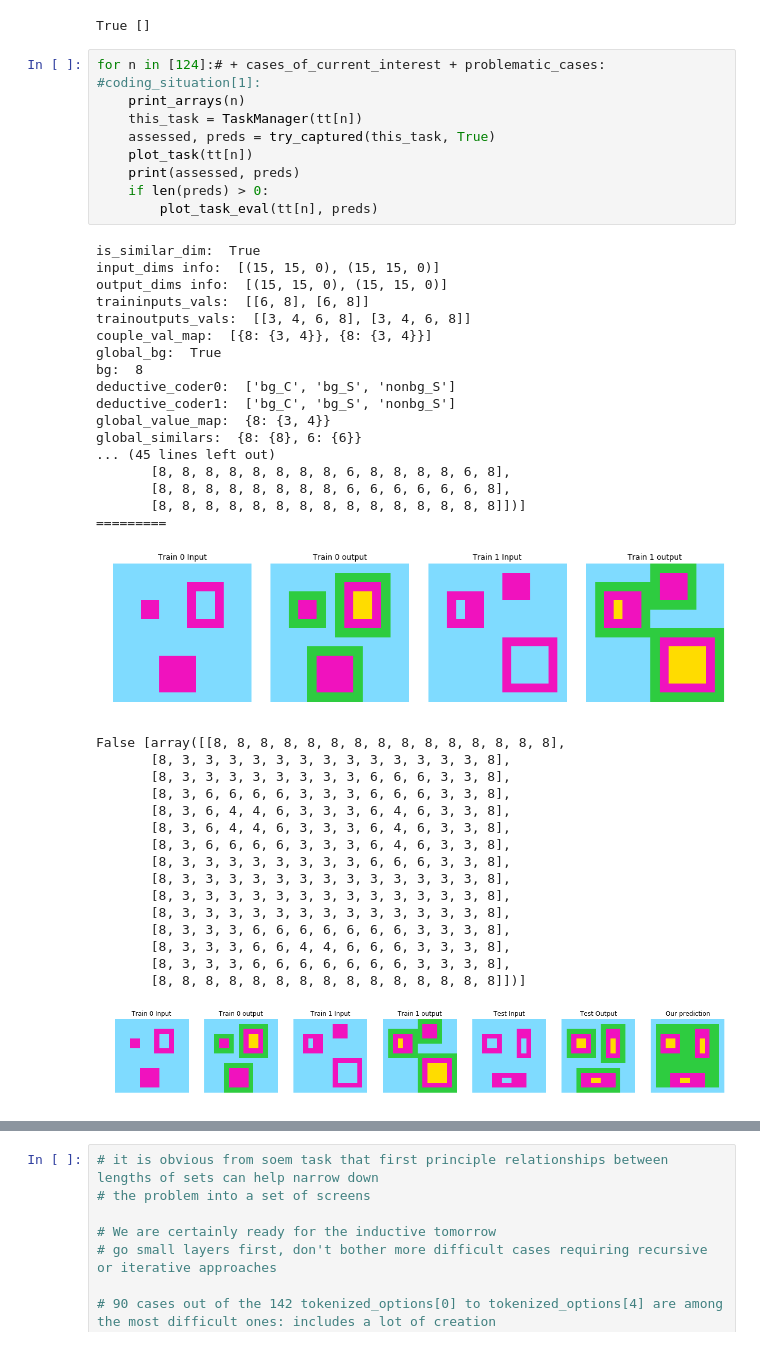
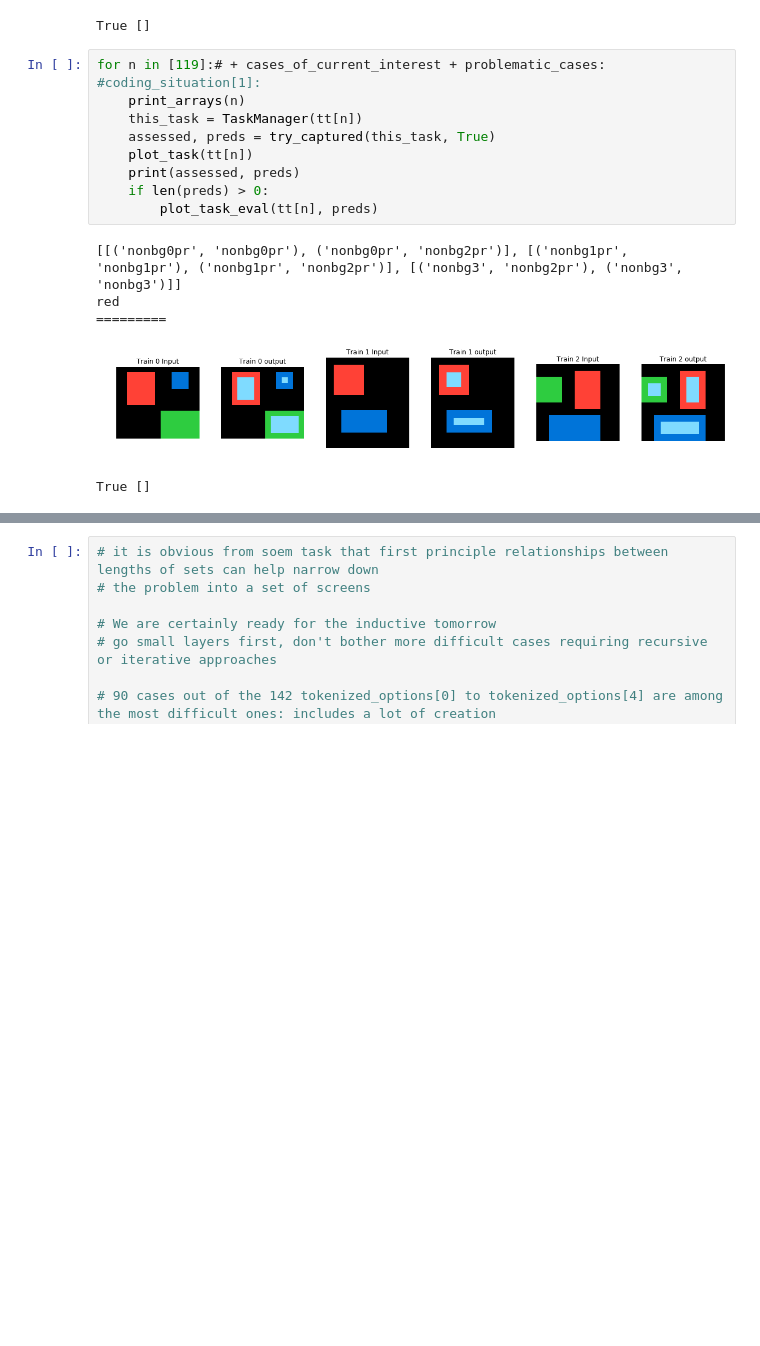
Before and after one commit to hassanshallal/ARCsolver, a Jupyter notebook: ARCSolverV02.ipynb, the cells around one changed output, grey strips where cells are left out. Cells and saved outputs as stored; diff of their text form; blank space fills up the shorter version.

```diff
--- a/ARCSolverV02.ipynb
+++ b/ARCSolverV02.ipynb
@@ -59,49 +61,20 @@ for n in [43]:# + cases_of_current_interest + problematic_cases: #coding_situati
 [figure]
 True []
 # %%
-for n in [124]:# + cases_of_current_interest + problematic_cases: #coding_situation[1]:
+for n in [119]:# + cases_of_current_interest + problematic_cases: #coding_situation[1]:
     print_arrays(n)
     this_task = TaskManager(tt[n])
     assessed, preds = try_captured(this_task, True)
     plot_task(tt[n])
     print(assessed, preds)
     if len(preds) > 0:
         plot_task_eval(tt[n], preds)
 # %% [output]
-is_similar_dim:  True
-input_dims info:  [(15, 15, 0), (15, 15, 0)]
-output_dims info:  [(15, 15, 0), (15, 15, 0)]
-traininputs_vals:  [[6, 8], [6, 8]]
-trainoutputs_vals:  [[3, 4, 6, 8], [3, 4, 6, 8]]
-couple_val_map:  [{8: {3, 4}}, {8: {3, 4}}]
-global_bg:  True
-bg:  8
-deductive_coder0:  ['bg_C', 'bg_S', 'nonbg_S']
-deductive_coder1:  ['bg_C', 'bg_S', 'nonbg_S']
-global_value_map:  {8: {3, 4}}
-global_similars:  {8: {8}, 6: {6}}
-... (45 lines left out)
-       [8, 8, 8, 8, 8, 8, 8, 8, 6, 8, 8, 8, 8, 6, 8],
-       [8, 8, 8, 8, 8, 8, 8, 8, 6, 6, 6, 6, 6, 6, 8],
-       [8, 8, 8, 8, 8, 8, 8, 8, 8, 8, 8, 8, 8, 8, 8]])]
+[[('nonbg0pr', 'nonbg0pr'), ('nonbg0pr', 'nonbg2pr')], [('nonbg1pr', 'nonbg1pr'), ('nonbg1pr', 'nonbg2pr')], [('nonbg3', 'nonbg2pr'), ('nonbg3', 'nonbg3')]]
+red
 =========
-[figure, old version]
+[figure, new version]
-False [array([[8, 8, 8, 8, 8, 8, 8, 8, 8, 8, 8, 8, 8, 8, 8],
-       [8, 3, 3, 3, 3, 3, 3, 3, 3, 3, 3, 3, 3, 3, 8],
-       [8, 3, 3, 3, 3, 3, 3, 3, 3, 6, 6, 6, 3, 3, 8],
-       [8, 3, 6, 6, 6, 6, 3, 3, 3, 6, 6, 6, 3, 3, 8],
-       [8, 3, 6, 4, 4, 6, 3, 3, 3, 6, 4, 6, 3, 3, 8],
-       [8, 3, 6, 4, 4, 6, 3, 3, 3, 6, 4, 6, 3, 3, 8],
-       [8, 3, 6, 6, 6, 6, 3, 3, 3, 6, 4, 6, 3, 3, 8],
-       [8, 3, 3, 3, 3, 3, 3, 3, 3, 6, 6, 6, 3, 3, 8],
-       [8, 3, 3, 3, 3, 3, 3, 3, 3, 3, 3, 3, 3, 3, 8],
-       [8, 3, 3, 3, 3, 3, 3, 3, 3, 3, 3, 3, 3, 3, 8],
-       [8, 3, 3, 3, 3, 3, 3, 3, 3, 3, 3, 3, 3, 3, 8],
-       [8, 3, 3, 3, 6, 6, 6, 6, 6, 6, 6, 3, 3, 3, 8],
-       [8, 3, 3, 3, 6, 6, 4, 4, 6, 6, 6, 3, 3, 3, 8],
-       [8, 3, 3, 3, 6, 6, 6, 6, 6, 6, 6, 3, 3, 3, 8],
-       [8, 8, 8, 8, 8, 8, 8, 8, 8, 8, 8, 8, 8, 8, 8]])]
+True []
-[figure, removed]
 # %%
 for task_num in [345] + cases_of_current_interest + problematic_cases:
 
```
Also changed, not shown: parts of 12 cells of this notebook, 4 other files.
